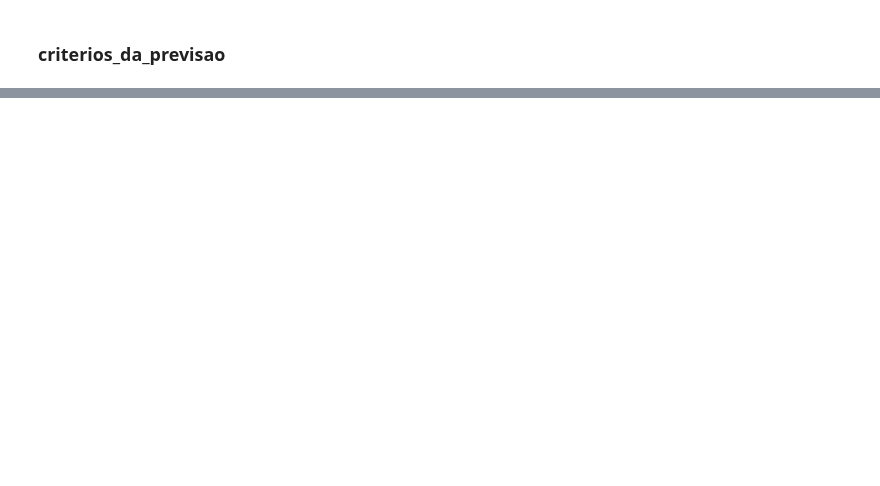
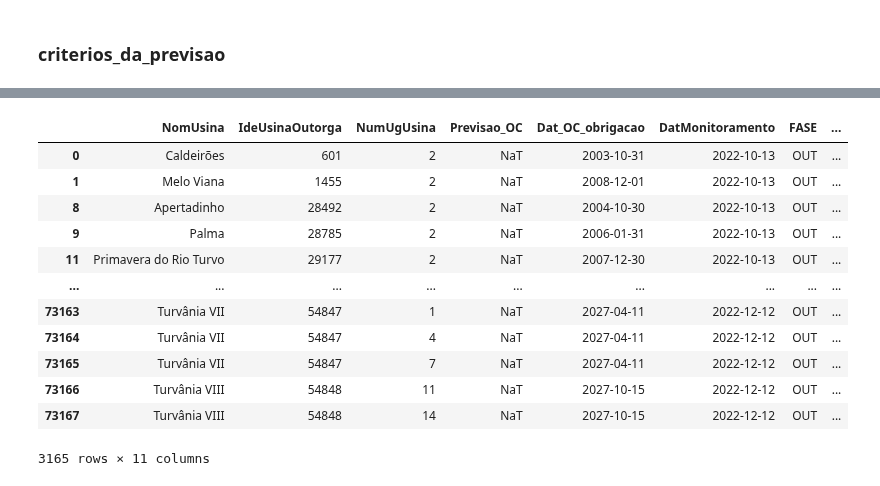
Before and after one commit to Vinicius667/Previsor, a Jupyter notebook: App/Previsor_teste2.ipynb, the cells around one changed output, grey strips where cells are left out. Drawn from its saved outputs; the diff is of its cells as text; code cells hidden in the pictures; blank space fills up the shorter version.

```diff
--- a/App/Previsor_teste2.ipynb
+++ b/App/Previsor_teste2.ipynb
@@ -651,0 +679,16 @@ merge = pd.merge(criterios_da_previsao,criterios_da_previsao_sas,on=['IdeUsinaOu
+# %%
+calculo_previsao[calculo_previsao.Previsao_OC.isna()]
+# %% [output]
+|  | NomUsina | IdeUsinaOutorga | NumUgUsina | Previsao_OC | Dat_OC_obrigacao | DatMonitoramento | FASE | ... |
+| 0 | Caldeirões | 601 | 2 | NaT | 2003-10-31 | 2022-10-13 | OUT | ... |
+| 1 | Melo Viana | 1455 | 2 | NaT | 2008-12-01 | 2022-10-13 | OUT | ... |
+| 8 | Apertadinho | 28492 | 2 | NaT | 2004-10-30 | 2022-10-13 | OUT | ... |
+| 9 | Palma | 28785 | 2 | NaT | 2006-01-31 | 2022-10-13 | OUT | ... |
+| 11 | Primavera do Rio Turvo | 29177 | 2 | NaT | 2007-12-30 | 2022-10-13 | OUT | ... |
+| ... | ... | ... | ... | ... | ... | ... | ... | ... |
+| 73163 | Turvânia VII | 54847 | 1 | NaT | 2027-04-11 | 2022-12-12 | OUT | ... |
+| 73164 | Turvânia VII | 54847 | 4 | NaT | 2027-04-11 | 2022-12-12 | OUT | ... |
+| 73165 | Turvânia VII | 54847 | 7 | NaT | 2027-04-11 | 2022-12-12 | OUT | ... |
+| 73166 | Turvânia VIII | 54848 | 11 | NaT | 2027-10-15 | 2022-12-12 | OUT | ... |
+| 73167 | Turvânia VIII | 54848 | 14 | NaT | 2027-10-15 | 2022-12-12 | OUT | ... |
+3165 rows × 11 columns
```
Also changed, not shown: parts of 27 cells of this notebook, 1 other file.
